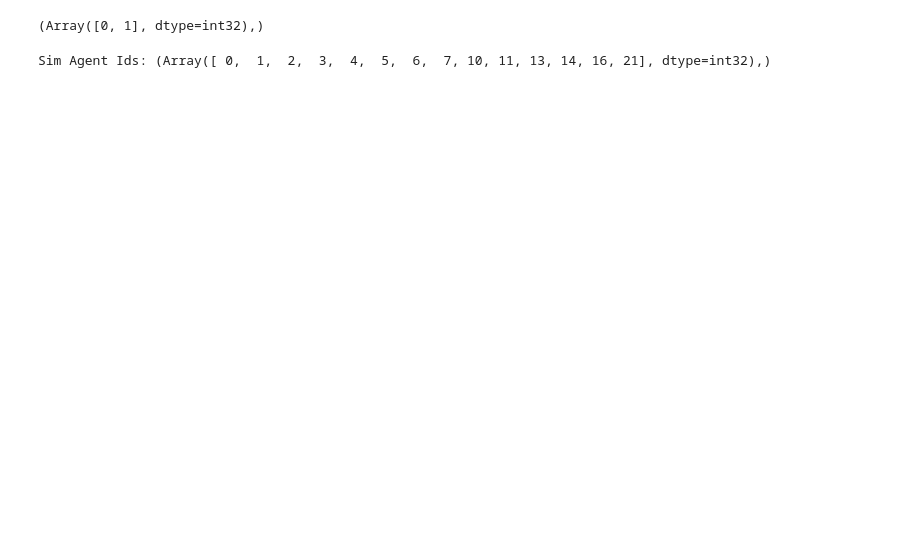
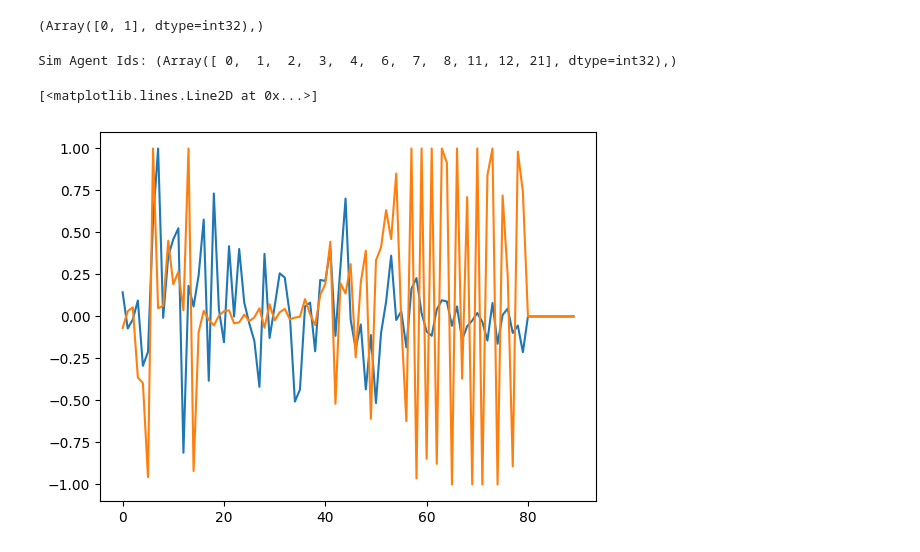
Before and after one commit to zzx9636/MTR, a Jupyter notebook: test_waymax.ipynb, the cells around one changed output. Drawn from its saved outputs; the diff is of its cells as text; code cells hidden in the pictures; blank space fills up the shorter version.

```diff
--- a/test_waymax.ipynb
+++ b/test_waymax.ipynb
@@ -26,16 +26,28 @@ from waymax import env as _env
 from waymax import agents
 from waymax import visualization
 from rl_env.waymax_env import MultiAgentEnvironment
-from rl_env.env_utils import WomdLoader
+from rl_env.waymax_util import WomdLoader
 max_num_objects = 32
 from rl_env.sim_agent_actor import SimAgentMTR
 
 from mtr.config import cfg, cfg_from_yaml_file
-cfg = cfg_from_yaml_file('tools/cfgs/waymo/rl_finetune.yaml', cfg)
+cfg = cfg_from_yaml_file(
+    'tools/cfgs/waymo/rl_finetune.yaml',
+    # 'tools/cfgs/waymo/bc_atten_ctrl.yaml',
+    cfg)
 
 # Import model
 from mtr.models.context_encoder.mtr_encoder import MTREncoder
+
 from mtr.models.motion_decoder.bc_decoder import BCDecoder
+dynamics_model = dynamics.InvertibleBicycleModel()
+path = 'output/bc_ctrl_4_freeze/epoch=0-step=148000.ckpt'
+
+# from mtr.models.motion_decoder.bc_decoder_original import BCDecoder
+# dynamics_model = dynamics.DeltaLocal()
+# path = 'output/bc_atten_4_unfreeze_state/epoch=19-step=1211340.ckpt'
+
+import matplotlib.pyplot as plt
 # %% [markdown]
 # Define Environment
 # %%
@@ -83,6 +97,7 @@ env = MultiAgentEnvironment(
 @jax.jit
 def check_controlled(state: datatypes.SimulatorState):
     current_stamp = state.timestep
+    is_valid = jnp.logical_or(state.object_metadata.is_modeled, state.object_metadata.is_sdc)
     is_valid = state.sim_trajectory.valid[..., current_stamp]
 
     # get velocity in the log
@@ -116,15 +131,7 @@ actor_gt2 = agents.create_expert_actor(
 encoder = MTREncoder(cfg.MODEL.CONTEXT_ENCODER)
 decoder = BCDecoder(encoder.num_out_channels, cfg.MODEL.MOTION_DECODER)
 # load model
-state_dict = torch.load(
-    # 'output/bc_atten_4_freeze/epoch=9-step=302840.ckpt',
-    'output/bc_atten_4_unfreeze_state/epoch=19-step=1211340.ckpt',
-    # 'output/bc_atten_2_freeze_bicycle/epoch=12-step=393692.ckpt',
-    # 'output/bc_atten_2_unfreeze_bicycle/epoch=10-step=333124.ckpt',
-    # 'output/bc_atten_2_freeze/epoch=49-step=152600.ckpt',
-    # 'output/bc_atten_0_freeze/epoch=31-step=97664.ckpt',
-    # 'output/bc_atten_0_unfreeze/epoch=31-step=97664.ckpt',
-    )['state_dict']
+state_dict = torch.load(path)['state_dict']
 
 encoder.load_model(state_dict)
 decoder.load_model(state_dict)
@@ -154,15 +161,24 @@ print(jnp.where(scenario.object_metadata.is_modeled))
 # get a scenario from the dataset
 # scenario : datatypes.SimulatorState = next(data_iter)
 states = [env.reset(scenario)]
-for _ in range(states[0].remaining_timesteps):
+a = np.zeros((32,90, 2))
+for i in range(states[0].remaining_timesteps):
   current_state = states[-1]
   policy_output = actor_policy.select_action({}, current_state, None, None)
-  next_state = env.step_sim_agent(current_state, [policy_output])
+  a[:, i] = np.asarray(policy_output.action.data)
+  # print(policy_output)
+  next_state = env.step_sim_agent(states[-1], [policy_output])
   states.append(next_state)
 
 print("Sim Agent Ids:", jnp.where(policy_output.is_controlled))
 # %% [output]
-Sim Agent Ids: (Array([ 0,  1,  2,  3,  4,  5,  6,  7, 10, 11, 13, 14, 16, 21], dtype=int32),)
+Sim Agent Ids: (Array([ 0,  1,  2,  3,  4,  6,  7,  8, 11, 12, 21], dtype=int32),)
+# %%
+plt.plot(a[1, :, 0]/10)
+plt.plot(a[1, :, 1]/0.3)
+# %% [output]
+[<matplotlib.lines.Line2D at 0x...>]
+[figure, added]
 # %%
 imgs = []
 for state in states:
```
Also changed, not shown: parts of 1 cell of this notebook, 12 other files.
